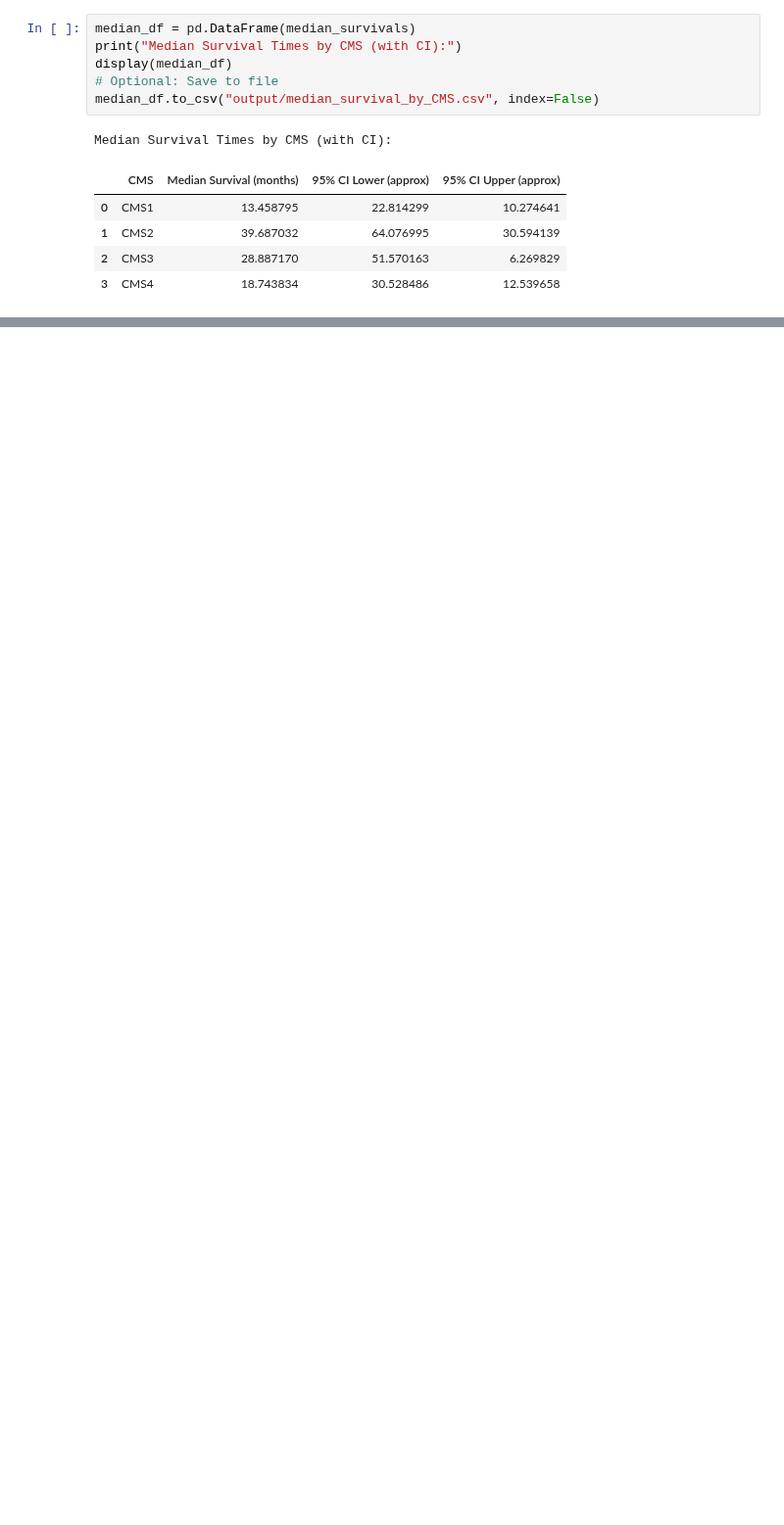
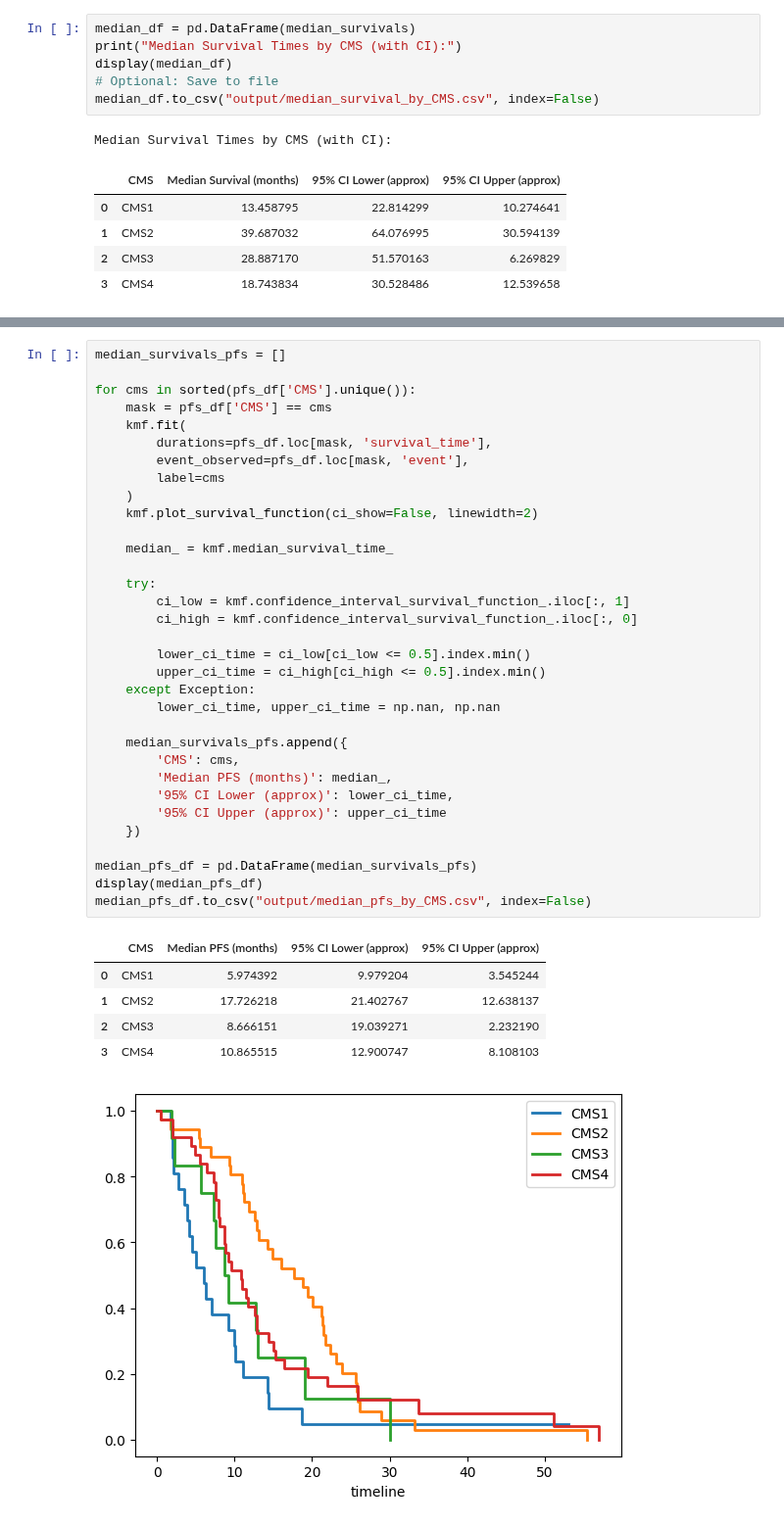
Before and after one commit to lkmaks/mcrc-cetuximab-analysis, a Jupyter notebook: notebooks/task_10/Kaplan Meier_CMS.ipynb, the cells around one changed output, grey strips where cells are left out. Shown at 98% size. Saved outputs shown, nothing was run; the diff lists cells and outputs as text; blank space fills up the shorter version.

```diff
--- a/notebooks/task_10/Kaplan Meier_CMS.ipynb
+++ b/notebooks/task_10/Kaplan Meier_CMS.ipynb
@@ -97,0 +158,40 @@ Median Survival Times by CMS (with CI):
+# %%
+median_survivals_pfs = []
+
+for cms in sorted(pfs_df['CMS'].unique()):
+    mask = pfs_df['CMS'] == cms
+    kmf.fit(
+        durations=pfs_df.loc[mask, 'survival_time'],
+        event_observed=pfs_df.loc[mask, 'event'],
+        label=cms
+    )
+    kmf.plot_survival_function(ci_show=False, linewidth=2)
+
+    median_ = kmf.median_survival_time_
+
+    try:
+        ci_low = kmf.confidence_interval_survival_function_.iloc[:, 1]
+        ci_high = kmf.confidence_interval_survival_function_.iloc[:, 0]
+
+        lower_ci_time = ci_low[ci_low <= 0.5].index.min()
+        upper_ci_time = ci_high[ci_high <= 0.5].index.min()
+    except Exception:
+        lower_ci_time, upper_ci_time = np.nan, np.nan
+
+    median_survivals_pfs.append({
+        'CMS': cms,
+        'Median PFS (months)': median_,
+        '95% CI Lower (approx)': lower_ci_time,
+        '95% CI Upper (approx)': upper_ci_time
+    })
+
+median_pfs_df = pd.DataFrame(median_survivals_pfs)
+display(median_pfs_df)
+median_pfs_df.to_csv("output/median_pfs_by_CMS.csv", index=False)
+# %% [output]
+|  | CMS | Median PFS (months) | 95% CI Lower (approx) | 95% CI Upper (approx) |
+| 0 | CMS1 | 5.974392 | 9.979204 | 3.545244 |
+| 1 | CMS2 | 17.726218 | 21.402767 | 12.638137 |
+| 2 | CMS3 | 8.666151 | 19.039271 | 2.232190 |
+| 3 | CMS4 | 10.865515 | 12.900747 | 8.108103 |
+[figure, added]
```
Also changed, not shown: parts of 12 cells of this notebook, 1 other file.
